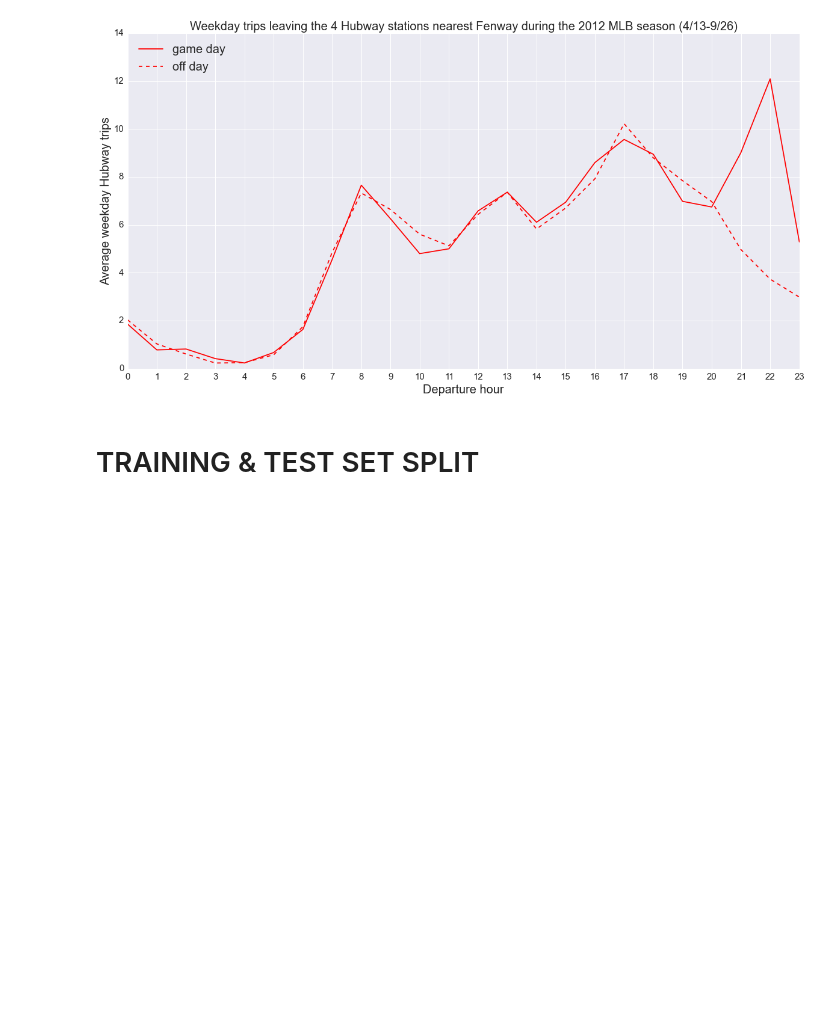
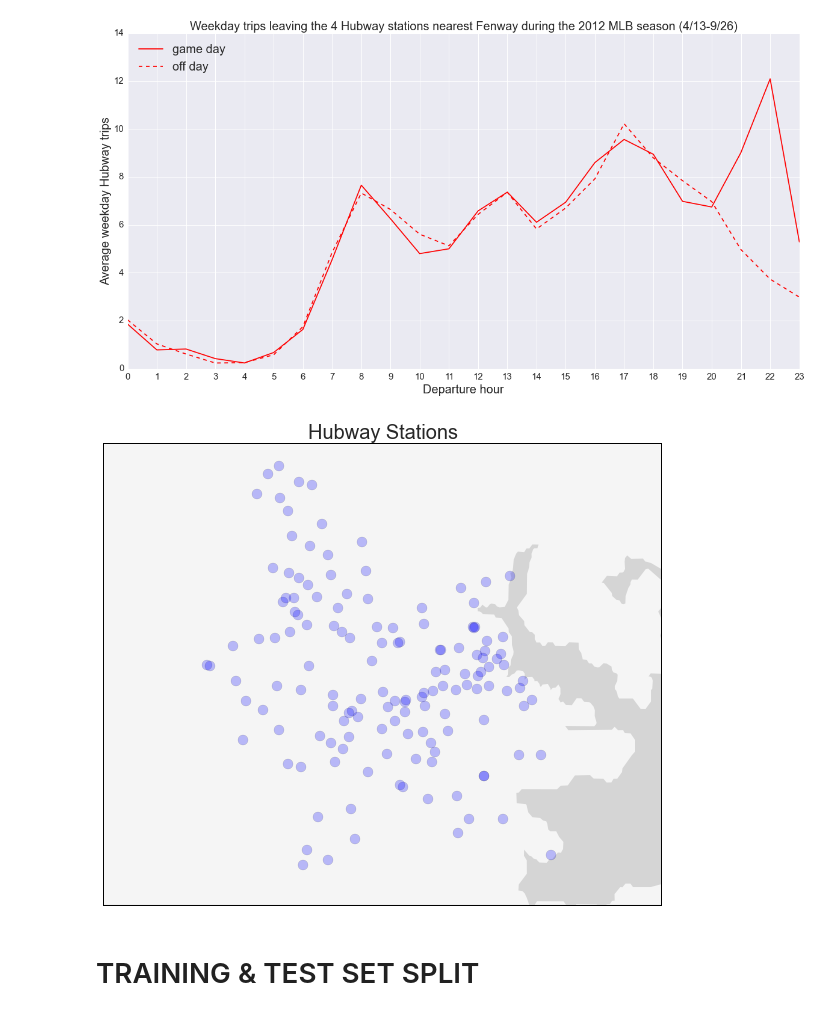
Before and after one commit to CS109Hubway/classp, a Jupyter notebook: Test_Hubway.ipynb, the cells around one changed output. Cells and saved outputs as stored; diff of their text form; code cells hidden in the pictures; blank space fills up the shorter version.

Commit message:
add spatial station map

```diff
--- a/Test_Hubway.ipynb
+++ b/Test_Hubway.ipynb
@@ -252,6 +252,59 @@ plt.plot(out_wd_off/wd_off_days,'r--');
 plt.legend(['game day', 'off day'], loc='upper left', fontsize=20);
 # %% [output]
 [figure]
+# %%
+#pip install Basemap
+#http://matplotlib.org/basemap/api/basemap_api.html
+from mpl_toolkits.basemap import Basemap
+
+#create basemap with mercator projection bounds around Boston
+fig=plt.figure(figsize=(10,10))
+#m = Basemap(projection='merc',llcrnrlon=-71.18,llcrnrlat=42.3,urcrnrlon=-71.0,urcrnrlat=42.41,resolution='f') #best resolution but slow!
+m = Basemap(projection='merc',llcrnrlon=-71.18,llcrnrlat=42.3,urcrnrlon=-71.0,urcrnrlat=42.41,resolution='f')
+
+#set a colors
+m.drawmapboundary(fill_color='#D5D5D5')
+m.fillcontinents(color='#F5F5F5',lake_color='#D5D5D5')
+#m.drawcounties(color='#D5D5D5')
+#m.drawstates(linewidth=0.5, color='k')
+#m.drawcoastlines(color='#6D5F47', linewidth=.4)
+#m.drawcountries(color='#6D5F47', linewidth=.4)
+#m.drawrivers(color='#6D5F47', linewidth=.4)
+
+#Populate three arrays of equal length with the latitude, longitude and population values for each station.
+lats=stations.lat.tolist()
+lngs=stations.lng.tolist()
+#nstations=len(stations)
+#populations=np.arange(nstations).tolist() #placeholder
+
+#Use our basemap object to convert the latitude/longitude values into map display coordinates.
+x,y = m(lngs,lats)
+
+#Multiply each population by itself to create a scaled list of values. These will be our circle display sizes.
+#scale populations to emphasise different relative pop sizes
+#s_populations = [p * p for p in populations]
+
+#Use the matplotlib scatter function to plot the circles. Note the use of the zorder parameter.
+#This ensures that the scattered circles will be rendered on top of the continents.
+#scatter scaled circles at the city locations
+#m.scatter( x, y, s=s_populations, c='blue', marker='o', alpha=0.25, zorder = 2, )
+m.scatter( x, y, c='blue', s=100, marker='o', alpha=0.25, zorder = 2, )
+
+#Loop though the unscaled population values and the display coordinates.
+#Label each circle with the city population rounded to the nearest million people.
+# plot population labels of the ten cities.
+#for (population, xpt, ypt) in zip(populations, x, y):
+#    label_txt = int(round(population, 0))
+#    #round to 0 dp and display as integer
+#    plt.text( xpt, ypt, label_txt, color = 'blue', size='small', horizontalalignment='center', verticalalignment='center', zorder = 3, )
+
+
+#Finally, add a title and display the map on your screen.
+#add a title and display the map on screen
+plt.title('Hubway Stations',fontsize=20)
+plt.show()
+# %% [output]
+[figure, added]
 # %% [markdown]
 # TRAINING & TEST SET SPLIT
 # %% [markdown]
```
